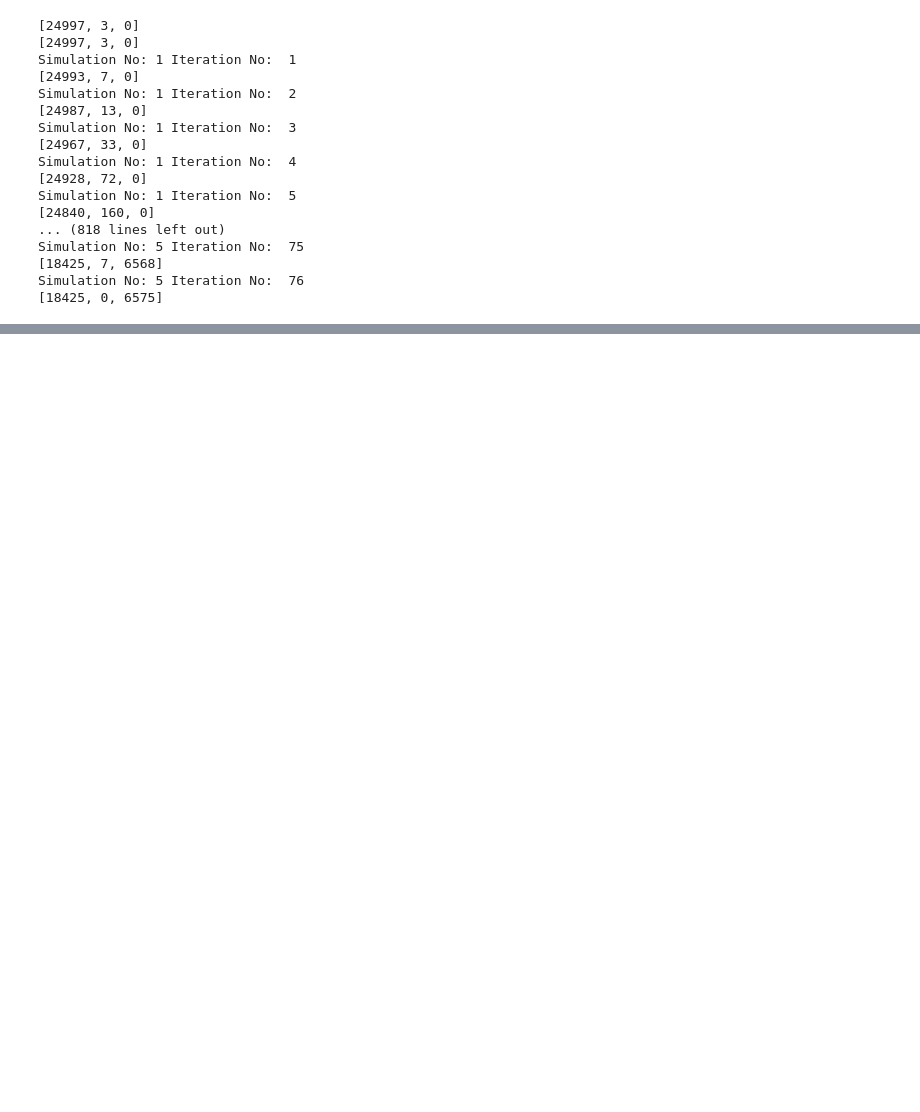
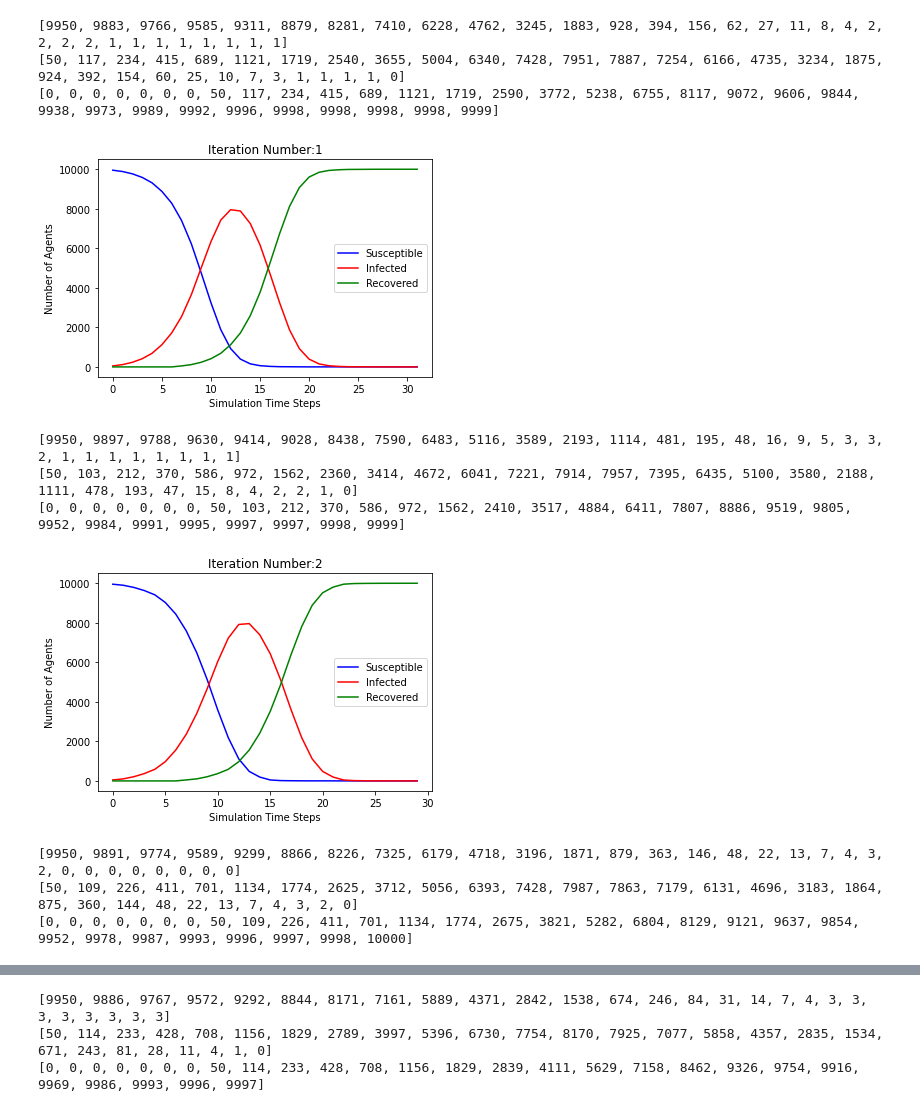
Before and after one commit to rajeshkpandey/AWESOME-FER, a Jupyter notebook: Epidemics_ABM.ipynb, the cells around one changed output, grey strips where cells are left out. Cells and saved outputs as stored; diff of their text form; code cells hidden in the pictures; blank space fills up the shorter version.

```diff
--- a/Epidemics_ABM.ipynb
+++ b/Epidemics_ABM.ipynb
@@ -102,7 +99,7 @@ for k in range(K):
   Rand_nodeN=random.randint(0,NN-1)
   First_nodeN = random.randint(0,NN-1)
   Second_nodeN = random.randint(0,NN-1)
-  Rand_state=random.choices([0,1],weights=(99.994,.006),k=1)[0]
+  Rand_state=random.choices([0,1],weights=(99.5,.5),k=1)[0]
   Rand_neighbors = list(GraphN.neighbors(Rand_nodeN))
   Rand_neighbors1 = list(GraphN.neighbors(First_nodeN))
   Rand_neighbors2 = list(GraphN.neighbors(Second_nodeN))
@@ -232,9 +229,9 @@ def random_walk(Graph=Graph, GraphN=GraphN, Node=Node, Agent=Agent, num_walks=1,
 
                   if len(neighbors) > 0:
                       if len(neighbors) == 3:
-                        next = random.choices(neighbors,weights=(99.98,.01,.01), k=1)[0]
+                        next = random.choices(neighbors,weights=(95,2.5,2.5), k=1)[0]
                       elif len(neighbors) == 2:
-                        next = random.choices(neighbors,weights=(99.98,.02), k=1)[0]
+                        next = random.choices(neighbors,weights=(97.5,2.5), k=1)[0]
                       else:
                         next = random.choices(neighbors,weights=(100), k=1)[0]
                       #next = random.choice(neighbors)
@@ -262,7 +259,7 @@ def random_walk(Graph=Graph, GraphN=GraphN, Node=Node, Agent=Agent, num_walks=1,
                           Agent_next[a_id][8]['Current_nodeN'][2] = Agent_next[a_id][2]['Home_nodeN'][2]
                           count_stay_home+=1
 
-                      nextn = random.choice(Agent_next[a_id][8]['Current_nodeN'])
+                      nextn = random.choices(Agent_next[a_id][8]['Current_nodeN'],weights=(90,10,10),k=1)[0]
                       if nextn == Agent_next[a_id][8]['Current_nodeN'][1]:
                         Agent_next[a_id][8]['Current_nodeN'][1],Agent_next[a_id][8]['Current_nodeN'][0] = Agent_next[a_id][8]['Current_nodeN'][0],Agent_next[a_id][8]['Current_nodeN'][1]
                       elif nextn == Agent_next[a_id][8]['Current_nodeN'][2] :
@@ -342,53 +339,69 @@ def Count_SIR_Agent(Agent=Agent):
       count_R+=1
   return count_S,count_I,count_R
 # %%
+from numpy import zeros, linspace
 Node_p=Node.copy()
 Node_n=Node.copy()
 Agent_p=Agent.copy()
 Agent_n=Agent.copy()
 #print(Node_p)
 #print(Agent_p)
 S,I,R = Count_SIR_Node(Node_n)
 #S1,I1,R1 = Count_SIR_Agent(Agent_n)
-print([S,I,R])
+#print([S,I,R])
 #print([S1,I1,R1])
+
 for i in range(5):
   j=0
   Node_p=Node.copy()
   Node_n=Node.copy()
   Agent_p=Agent.copy()
   Agent_n=Agent.copy()
-  S,I,R = Count_SIR_Node(Node_n)
-  print([S,I,R])
-  while I > 0 :
+  Sj,Ij,Rj = Count_SIR_Node(Node_n)
+  #print([Sj,Ij,Rj])
+  S,I,R,T = [],[],[],[]
+  S.append(Sj)
+  I.append(Ij)
+  R.append(Rj)
+  T.append(j)
+
+  while Ij > 0 :
     Node_p,Node_n,Agent_p,Agent_n = random_walk(Graph,GraphN,Node_n,Agent_n,1,1)
     j+=1
     #count=0
     #for i in range(len(Node_p)):
     #  count+=len(Node_p[i]) - 4
     #print(count)
-    S,I,R = Count_SIR_Node(Node_n)
+    Sj,Ij,Rj = Count_SIR_Node(Node_n)
+    S.append(Sj)
+    I.append(Ij)
+    R.append(Rj)
+    T.append(j)
     #S1,I1,R1 = Count_SIR_Agent(Agent_n)
-    print("Simulation No:",i+1, "Iteration No: ", j)
+    #print("Simulation No:",i+1, "Iteration No: ", j)
     #print(Node_n)
     #print(Agent_n)
-    print([S,I,R])
+    #print([Sj,Ij,Rj])
+    # Plot the data on three separate curves for S(t), I(t) and R(t)
     #print([S1,I1,R1])
+  print(S)
+  print(I)
+  print(R)
+  plt.plot(T, S, 'b', T, I, 'r', T, R, 'g')
+  plt.xlabel('Simulation Time Steps')
+  plt.title('Iteration Number:'+str(i+1))
+  plt.ylabel('Number of Agents')
+  plt.legend(("Susceptible", "Infected", "Recovered"),loc='center right')
+  plt.show()
 # %% [output]
-[24997, 3, 0]
-[24997, 3, 0]
-Simulation No: 1 Iteration No:  1
-[24993, 7, 0]
-Simulation No: 1 Iteration No:  2
-[24987, 13, 0]
-Simulation No: 1 Iteration No:  3
-[24967, 33, 0]
-Simulation No: 1 Iteration No:  4
-[24928, 72, 0]
-Simulation No: 1 Iteration No:  5
-[24840, 160, 0]
-... (818 lines left out)
-Simulation No: 5 Iteration No:  75
-[18425, 7, 6568]
-Simulation No: 5 Iteration No:  76
-[18425, 0, 6575]
+[9950, 9883, 9766, 9585, 9311, 8879, 8281, 7410, 6228, 4762, 3245, 1883, 928, 394, 156, 62, 27, 11, 8, 4, 2, 2, 2, 2, 1, 1, 1, 1, 1, 1, 1, 1]
+[50, 117, 234, 415, 689, 1121, 1719, 2540, 3655, 5004, 6340, 7428, 7951, 7887, 7254, 6166, 4735, 3234, 1875, 924, 392, 154, 60, 25, 10, 7, 3, 1, 1, 1, 1, 0]
+[0, 0, 0, 0, 0, 0, 0, 50, 117, 234, 415, 689, 1121, 1719, 2590, 3772, 5238, 6755, 8117, 9072, 9606, 9844, 9938, 9973, 9989, 9992, 9996, 9998, 9998, 9998, 9998, 9999]
+[figure, added]
+[9950, 9897, 9788, 9630, 9414, 9028, 8438, 7590, 6483, 5116, 3589, 2193, 1114, 481, 195, 48, 16, 9, 5, 3, 3, 2, 1, 1, 1, 1, 1, 1, 1, 1]
+[50, 103, 212, 370, 586, 972, 1562, 2360, 3414, 4672, 6041, 7221, 7914, 7957, 7395, 6435, 5100, 3580, 2188, 1111, 478, 193, 47, 15, 8, 4, 2, 2, 1, 0]
+[0, 0, 0, 0, 0, 0, 0, 50, 103, 212, 370, 586, 972, 1562, 2410, 3517, 4884, 6411, 7807, 8886, 9519, 9805, 9952, 9984, 9991, 9995, 9997, 9997, 9998, 9999]
+[figure, added]
+[9950, 9891, 9774, 9589, 9299, 8866, 8226, 7325, 6179, 4718, 3196, 1871, 879, 363, 146, 48, 22, 13, 7, 4, 3, 2, 0, 0, 0, 0, 0, 0, 0, 0]
+[50, 109, 226, 411, 701, 1134, 1774, 2625, 3712, 5056, 6393, 7428, 7987, 7863, 7179, 6131, 4696, 3183, 1864, 875, 360, 144, 48, 22, 13, 7, 4, 3, 2, 0]
+[0, 0, 0, 0, 0, 0, 0, 50, 109, 226, 411, 701, 1134, 1774, 2675, 3821, 5282, 6804, 8129, 9121, 9637, 9854, 9952, 9978, 9987, 9993, 9996, 9997, 9998, 10000]
@@ -394,0 +409,3 @@ Simulation No: 5 Iteration No:  76
+[9950, 9886, 9767, 9572, 9292, 8844, 8171, 7161, 5889, 4371, 2842, 1538, 674, 246, 84, 31, 14, 7, 4, 3, 3, 3, 3, 3, 3, 3, 3]
+[50, 114, 233, 428, 708, 1156, 1829, 2789, 3997, 5396, 6730, 7754, 8170, 7925, 7077, 5858, 4357, 2835, 1534, 671, 243, 81, 28, 11, 4, 1, 0]
+[0, 0, 0, 0, 0, 0, 0, 50, 114, 233, 428, 708, 1156, 1829, 2839, 4111, 5629, 7158, 8462, 9326, 9754, 9916, 9969, 9986, 9993, 9996, 9997]
```
Also changed, not shown: parts of 6 cells of this notebook.
